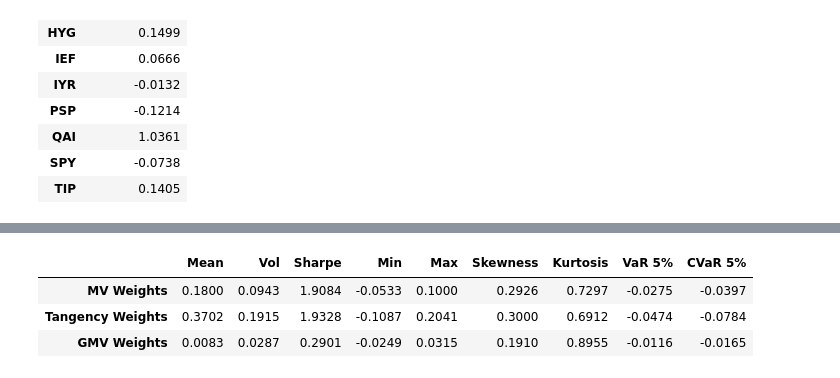
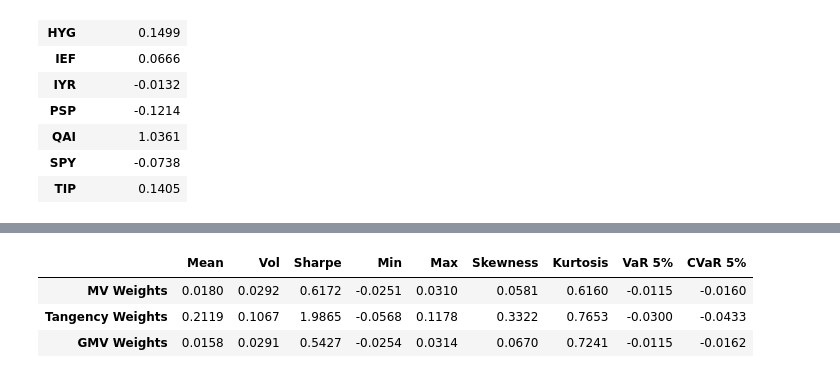
Before and after one commit to chew-in/Quantitative_Portfolio_Manager, a Jupyter notebook: homework/hw1_CY.ipynb, the cells around one changed output, grey strips where cells are left out. Cells and saved outputs as stored; diff of their text form; code cells hidden in the pictures.

```diff
--- a/homework/hw1_CY.ipynb
+++ b/homework/hw1_CY.ipynb
@@ -45,6 +45,8 @@ multi_asset_etf_prices = pd.read_excel(file_path, sheet_name='prices')
 multi_asset_etf_tot_ret = pd.read_excel(file_path, sheet_name='total returns')
 risk_free_rate = multi_asset_etf_tot_ret.loc[:, ['SHV']]
 multi_asset_etf_tot_ret = multi_asset_etf_tot_ret.drop('SHV', axis=1)
+total_returns = multi_asset_etf_tot_ret.set_index('Date')
+display(total_returns)
 
 multi_asset_etf_excess_ret = pd.read_excel(file_path, sheet_name='excess returns')
 
@@ -671,7 +674,7 @@ gmv_weights(excess_returns)
 | SPY | -0.0738 |
 | TIP | 0.1405 |
 # %%
-def mv_portfolio(returns, target_mean=0.015):
+def mv_portfolio(returns, target_mean=0.0015):
     """This function returns the weights of the tangency and GMV portfolios for the input returns.
     Since there is no risk-free rate, the input returns is the total returns.
     Since mean portfolio return is linear with delta, we can scale the weights to the target mean."""
@@ -689,4 +692,5 @@ def mv_portfolio(returns, target_mean=0.015):
 
     return weights_MV
 
-weights_MV = mv_portfolio(excess_returns)
+weights_MV = mv_portfolio(total_returns)
+weights_MV
@@ -693,7 +710,7 @@ weights_MV = mv_portfolio(excess_returns)
 # %%
-summary_statistics_annualized(excess_returns @ weights_MV)
+summary_statistics_annualized(total_returns @ weights_MV)
 # %% [output]
 |  | Mean | Vol | Sharpe | Min | Max | Skewness | Kurtosis | VaR 5% | CVaR 5% |
-| MV Weights | 0.1800 | 0.0943 | 1.9084 | -0.0533 | 0.1000 | 0.2926 | 0.7297 | -0.0275 | -0.0397 |
-| Tangency Weights | 0.3702 | 0.1915 | 1.9328 | -0.1087 | 0.2041 | 0.3000 | 0.6912 | -0.0474 | -0.0784 |
-| GMV Weights | 0.0083 | 0.0287 | 0.2901 | -0.0249 | 0.0315 | 0.1910 | 0.8955 | -0.0116 | -0.0165 |
+| MV Weights | 0.0180 | 0.0292 | 0.6172 | -0.0251 | 0.0310 | 0.0581 | 0.6160 | -0.0115 | -0.0160 |
+| Tangency Weights | 0.2119 | 0.1067 | 1.9865 | -0.0568 | 0.1178 | 0.3322 | 0.7653 | -0.0300 | -0.0433 |
+| GMV Weights | 0.0158 | 0.0291 | 0.5427 | -0.0254 | 0.0314 | 0.0670 | 0.7241 | -0.0115 | -0.0162 |
```
Also changed, not shown: parts of 5 cells of this notebook.
